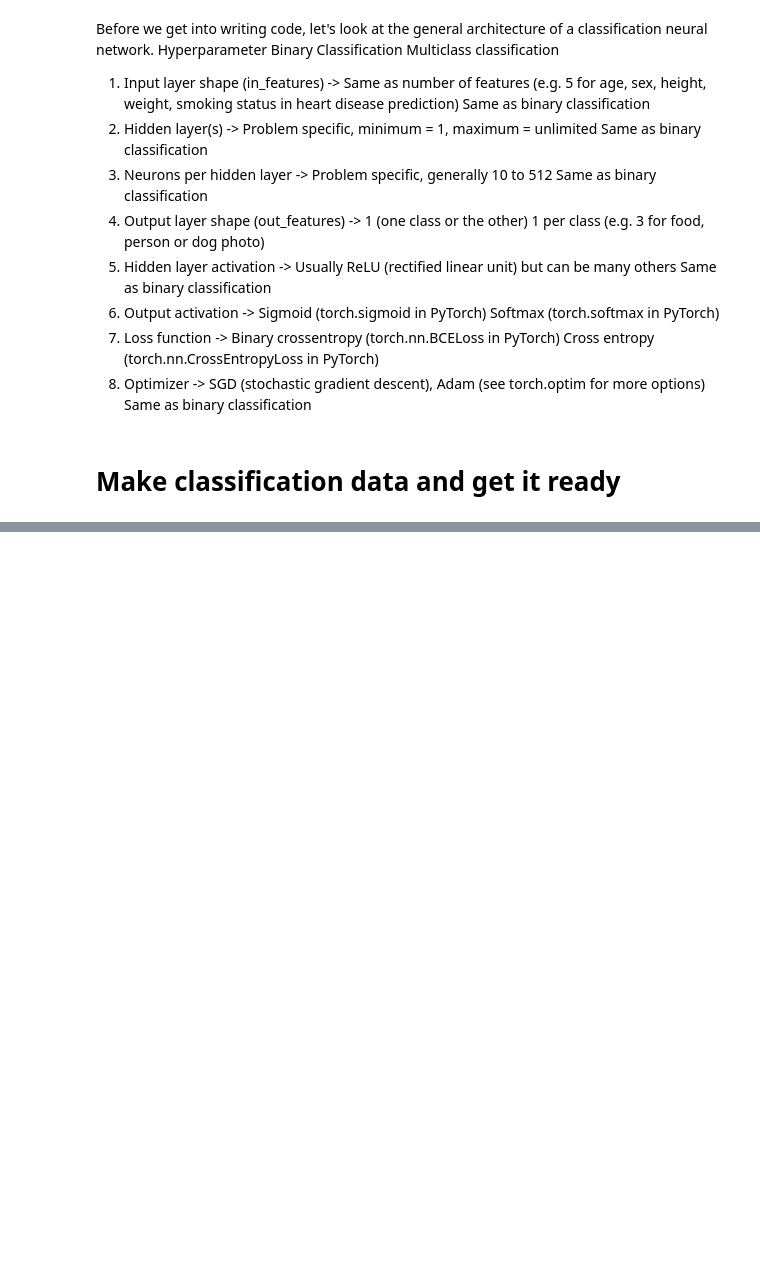
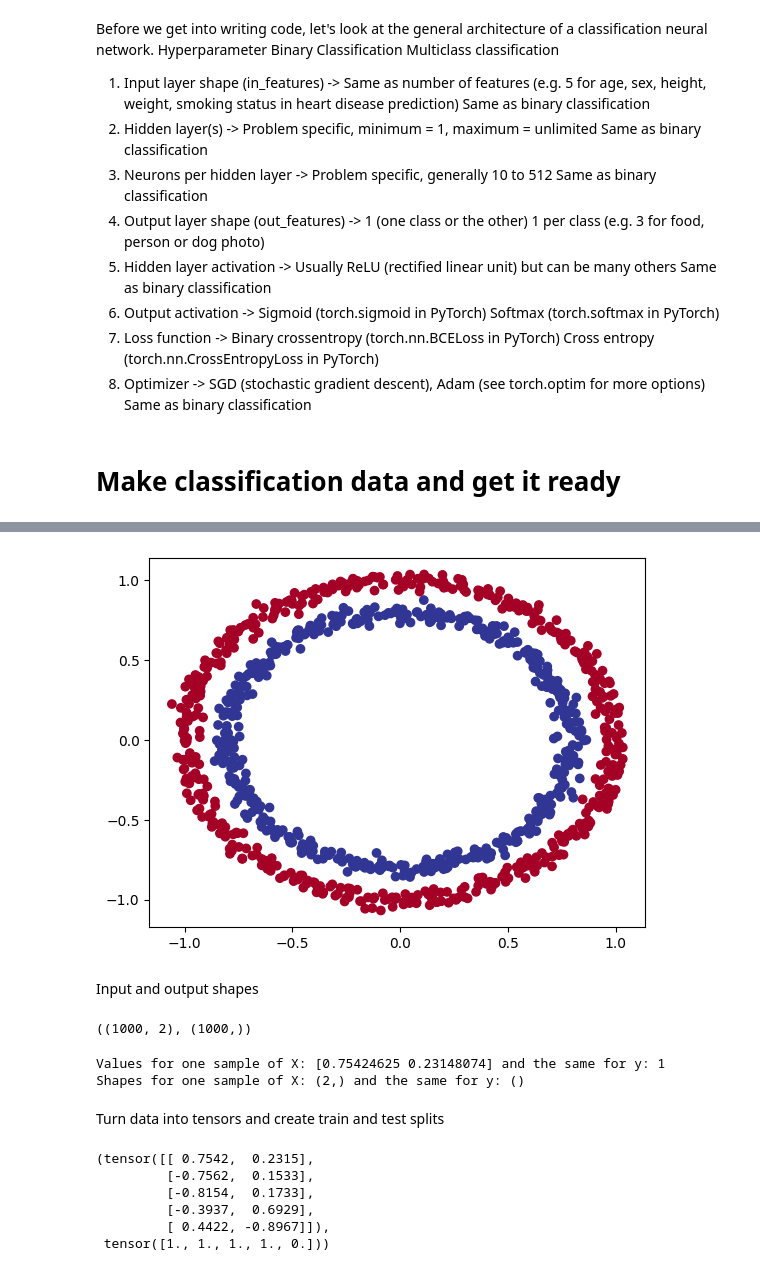
Before and after one commit to prabhat155/Learn-PyTorch, a Jupyter notebook: 02PyTorchNeuralNetworkClassification.ipynb, the cells around one changed output, grey strips where cells are left out. Drawn from its saved outputs; the diff is of its cells as text; code cells hidden in the pictures; blank space fills up the shorter version.

```diff
--- a/02PyTorchNeuralNetworkClassification.ipynb
+++ b/02PyTorchNeuralNetworkClassification.ipynb
@@ -40,0 +82,43 @@ X, y = make_circles(n_samples,
+# %%
+# Visualize with a plot
+import matplotlib.pyplot as plt
+plt.scatter(x=X[:, 0],
+            y=X[:, 1],
+            c=y,
+            cmap=plt.cm.RdYlBu);
+# %% [output]
+[figure, added]
+# %% [markdown]
+Input and output shapes
+# %%
+# Check the shapes of our features and labels
+X.shape, y.shape
+# %% [output]
+((1000, 2), (1000,))
+# %%
+# View the first example of features and labels
+X_sample = X[0]
+y_sample = y[0]
+print(f"Values for one sample of X: {X_sample} and the same for y: {y_sample}")
+print(f"Shapes for one sample of X: {X_sample.shape} and the same for y: {y_sample.shape}")
+# %% [output]
+Values for one sample of X: [0.75424625 0.23148074] and the same for y: 1
+Shapes for one sample of X: (2,) and the same for y: ()
+# %% [markdown]
+Turn data into tensors and create train and test splits
+# %%
+# Turn data into tensors
+# Otherwise this causes issues with computations later on
+import torch
+X = torch.from_numpy(X).type(torch.float)
+y = torch.from_numpy(y).type(torch.float)
+
+# View the first five samples
+X[:5], y[:5]
+# %% [output]
+(tensor([[ 0.7542,  0.2315],
+         [-0.7562,  0.1533],
+         [-0.8154,  0.1733],
+         [-0.3937,  0.6929],
+         [ 0.4422, -0.8967]]),
+ tensor([1., 1., 1., 1., 0.]))
```
Also changed, not shown: parts of 6 cells of this notebook.
